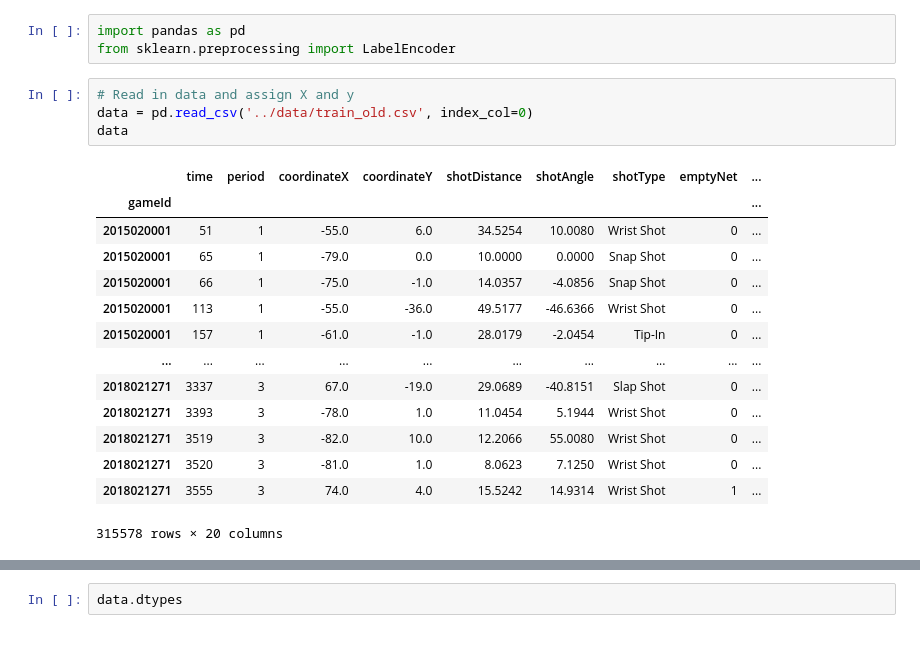
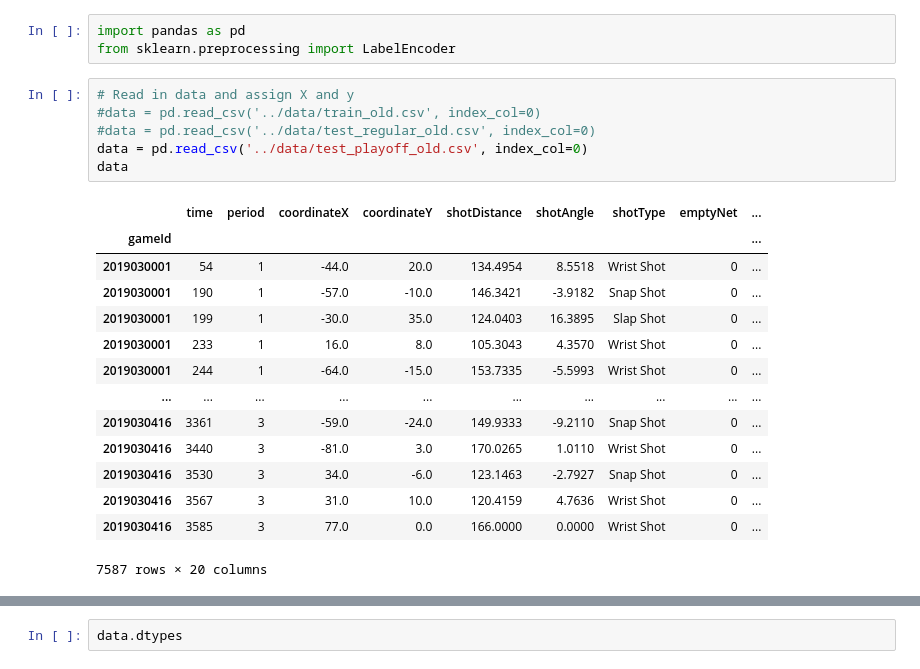
Before and after one commit to stwhitfield/hockey_prediction_project, a Jupyter notebook: 4_Feature_Engineering/cleaning_abel_encoding.ipynb, the cells around one changed output, grey strips where cells are left out. Cells and saved outputs as stored; diff of their text form.

Commit message:
test csv encoding

```diff
--- a/4_Feature_Engineering/cleaning_abel_encoding.ipynb
+++ b/4_Feature_Engineering/cleaning_abel_encoding.ipynb
@@ -5,23 +5,25 @@ import pandas as pd
 from sklearn.preprocessing import LabelEncoder
 # %%
 # Read in data and assign X and y
-data = pd.read_csv('../data/train_old.csv', index_col=0)
+#data = pd.read_csv('../data/train_old.csv', index_col=0)
+#data = pd.read_csv('../data/test_regular_old.csv', index_col=0)
+data = pd.read_csv('../data/test_playoff_old.csv', index_col=0)
 data
 # %% [output]
 |  | time | period | coordinateX | coordinateY | shotDistance | shotAngle | shotType | emptyNet | ... |
 | gameId |  |  |  |  |  |  |  |  | ... |
-| 2015020001 | 51 | 1 | -55.0 | 6.0 | 34.5254 | 10.0080 | Wrist Shot | 0 | ... |
-| 2015020001 | 65 | 1 | -79.0 | 0.0 | 10.0000 | 0.0000 | Snap Shot | 0 | ... |
-| 2015020001 | 66 | 1 | -75.0 | -1.0 | 14.0357 | -4.0856 | Snap Shot | 0 | ... |
-| 2015020001 | 113 | 1 | -55.0 | -36.0 | 49.5177 | -46.6366 | Wrist Shot | 0 | ... |
-| 2015020001 | 157 | 1 | -61.0 | -1.0 | 28.0179 | -2.0454 | Tip-In | 0 | ... |
+| 2019030001 | 54 | 1 | -44.0 | 20.0 | 134.4954 | 8.5518 | Wrist Shot | 0 | ... |
+| 2019030001 | 190 | 1 | -57.0 | -10.0 | 146.3421 | -3.9182 | Snap Shot | 0 | ... |
+| 2019030001 | 199 | 1 | -30.0 | 35.0 | 124.0403 | 16.3895 | Slap Shot | 0 | ... |
+| 2019030001 | 233 | 1 | 16.0 | 8.0 | 105.3043 | 4.3570 | Wrist Shot | 0 | ... |
+| 2019030001 | 244 | 1 | -64.0 | -15.0 | 153.7335 | -5.5993 | Wrist Shot | 0 | ... |
 | ... | ... | ... | ... | ... | ... | ... | ... | ... | ... |
-| 2018021271 | 3337 | 3 | 67.0 | -19.0 | 29.0689 | -40.8151 | Slap Shot | 0 | ... |
-| 2018021271 | 3393 | 3 | -78.0 | 1.0 | 11.0454 | 5.1944 | Wrist Shot | 0 | ... |
-| 2018021271 | 3519 | 3 | -82.0 | 10.0 | 12.2066 | 55.0080 | Wrist Shot | 0 | ... |
-| 2018021271 | 3520 | 3 | -81.0 | 1.0 | 8.0623 | 7.1250 | Wrist Shot | 0 | ... |
-| 2018021271 | 3555 | 3 | 74.0 | 4.0 | 15.5242 | 14.9314 | Wrist Shot | 1 | ... |
+| 2019030416 | 3361 | 3 | -59.0 | -24.0 | 149.9333 | -9.2110 | Snap Shot | 0 | ... |
+| 2019030416 | 3440 | 3 | -81.0 | 3.0 | 170.0265 | 1.0110 | Wrist Shot | 0 | ... |
+| 2019030416 | 3530 | 3 | 34.0 | -6.0 | 123.1463 | -2.7927 | Snap Shot | 0 | ... |
+| 2019030416 | 3567 | 3 | 31.0 | 10.0 | 120.4159 | 4.7636 | Wrist Shot | 0 | ... |
+| 2019030416 | 3585 | 3 | 77.0 | 0.0 | 166.0000 | 0.0000 | Wrist Shot | 0 | ... |
-315578 rows × 20 columns
+7587 rows × 20 columns
 # %%
 data.isnull().sum(axis = 0)
 # %% [output]
```
Also changed, not shown: parts of 8 cells of this notebook.
